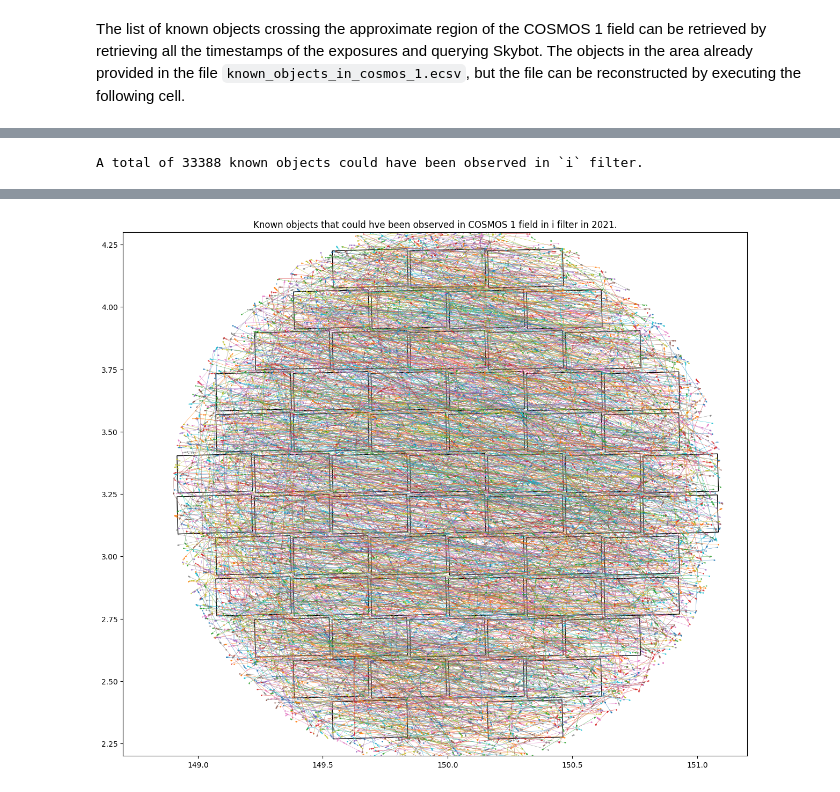
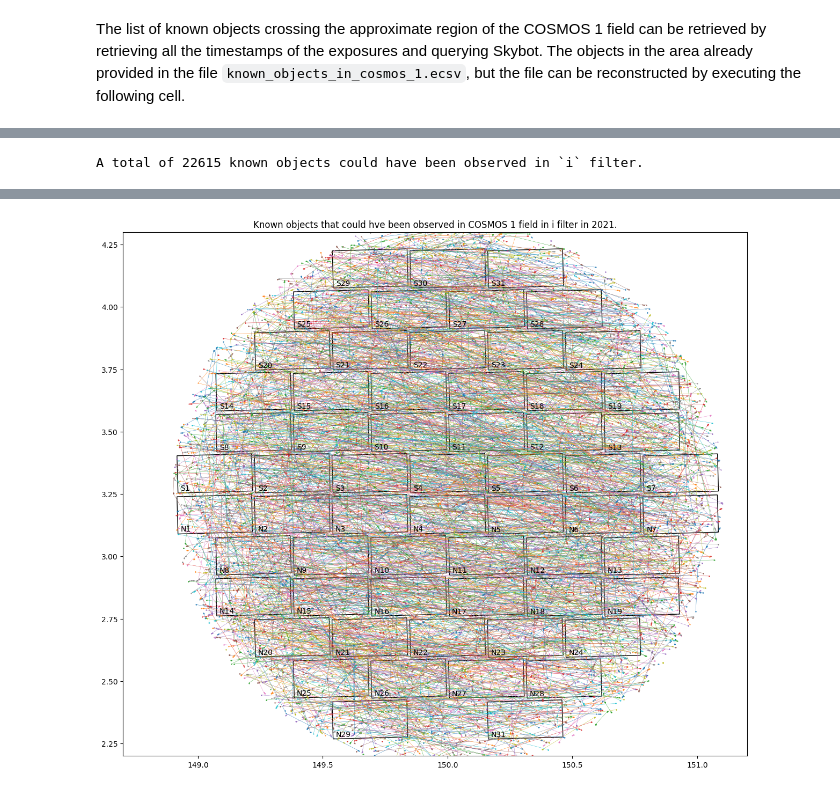
Before and after one commit to DinoBektesevic/cosmos1_2021_data_exploration, a Jupyter notebook: COSMOS1_Data_Exploration.ipynb, the cells around one changed output, grey strips where cells are left out. Drawn from its saved outputs; the diff is of its cells as text; code cells hidden in the pictures.

Commit message:
Make the notebook more readable, add detector names to plots.

```diff
--- a/COSMOS1_Data_Exploration.ipynb
+++ b/COSMOS1_Data_Exploration.ipynb
@@ -167,7 +188,7 @@ In this section we'll take a peek at some of the properties of known objects tha
 The following code assumed you have access to at least 1 example field in order to properly draw bounding boxes and that the `known_objects_in_cosmos_1.ecsv` exists as in format expected.
 # %%
 img = fits.open("c4d_210319_003604_ooi_g_v1.fits")
-objects = Table.read("known_objects_in_cosmos_1.ecsv")
+objects = Table.read("known_objects_in_cosmos_1_calibrated_exps.ecsv")
 
 objects
 # %% [output]
@@ -361,21 +259,17 @@ There is/are 1 objects marked as KBO>Classical>Main, named:
 # %%
 fig, ax = plt.subplots(figsize=(15, 15))
-
-ra_center = 150.00045
-dec_center = 3.10005
-radius = 1.1 # degrees
 
 i_filter_only = objects[objects["filter"] == "i DECam SDSS c0003 7835.0 1470.0"]
 print(f"A total of {len(i_filter_only)} known objects could have been observed in `i` filter.")
 plot_focal_plane(ax, img)
-plot_all_objs(ax, i_filter_only, show_field=False, lw=0.3, ms=0.5)
+plot_all_objs(ax, i_filter_only, (ra_center, dec_center), show_field=False, lw=0.3, ms=0.5)
 
 ax.set_title("Known objects that could hve been observed in COSMOS 1 field in i filter in 2021.")
 ax.set_xlim(148.7, 151.2)
 ax.set_ylim(2.2, 4.3)
 ax.set_aspect("equal")
 # %% [output]
-A total of 33388 known objects could have been observed in `i` filter.
+A total of 22615 known objects could have been observed in `i` filter.
 WARNING: FITSFixedWarning: RADECSYS= 'ICRS ' / Astrometric system
 the RADECSYS keyword is deprecated, use RADESYSa. [astropy.wcs.wcs]
 WARNING: FITSFixedWarning: The WCS transformation has more axes (2) than the image it is associated with (0) [astropy.wcs.wcs]
@@ -382,4 +279,4 @@ WARNING: FITSFixedWarning: The WCS transformation has more axes (2) than the ima
-[figure, old version]
+[figure, new version]
 # %%
 fig, ax = plt.subplots(figsize=(15, 15))
 
```
Also changed, not shown: parts of 10 cells of this notebook, 4 other files.
